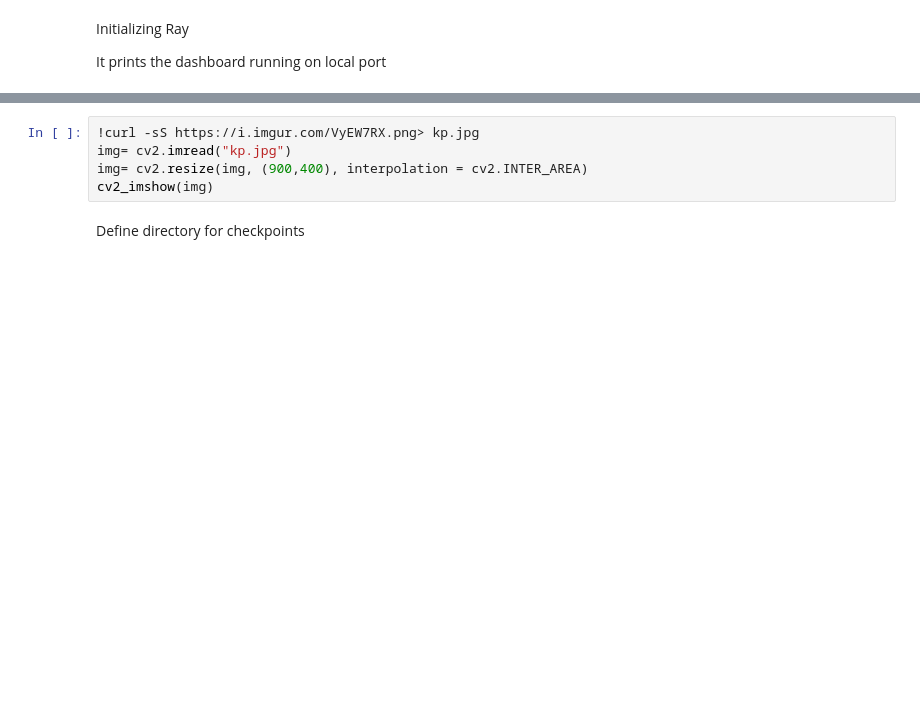
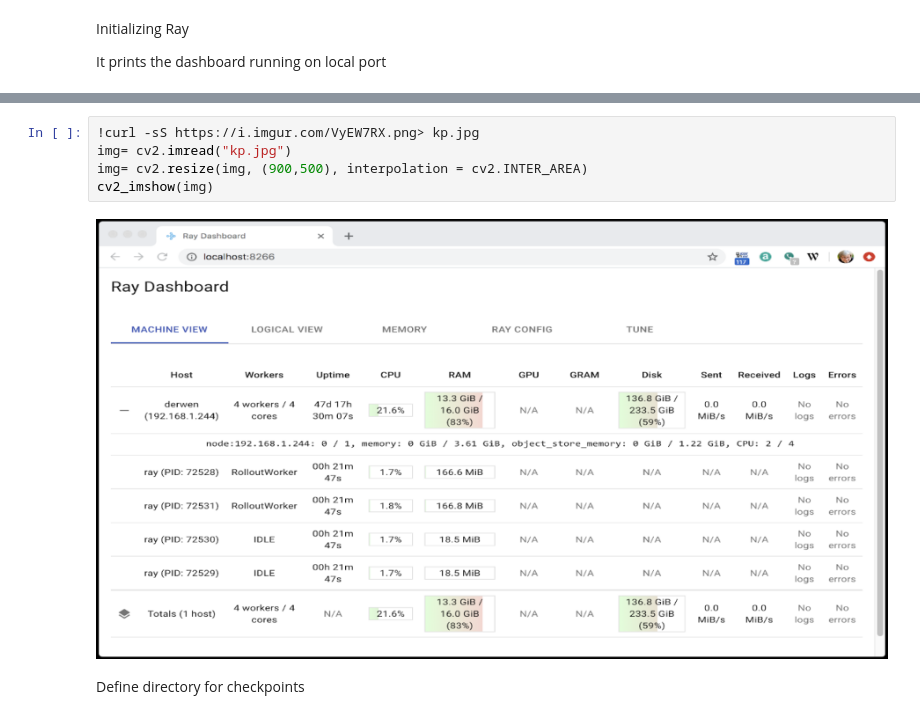
Before and after one commit to lcipolina/Ray_tutorials, a Jupyter notebook: 3_Ray_RLLIb.ipynb, the cells around one changed output, grey strips where cells are left out. Drawn from its saved outputs; the diff is of its cells as text; blank space fills up the shorter version.

```diff
--- a/3_Ray_RLLIb.ipynb
+++ b/3_Ray_RLLIb.ipynb
@@ -80,8 +107,10 @@ ray.init(ignore_reinit_error=True)
 # %%
 !curl -sS https://i.imgur.com/VyEW7RX.png> kp.jpg
 img= cv2.imread("kp.jpg")
-img= cv2.resize(img, (900,400), interpolation = cv2.INTER_AREA)
+img= cv2.resize(img, (900,500), interpolation = cv2.INTER_AREA)
 cv2_imshow(img)
+# %% [output]
+[figure, added]
 # %% [markdown]
 Define directory for checkpoints
 # %%
```
Also changed, not shown: parts of 13 cells of this notebook.
